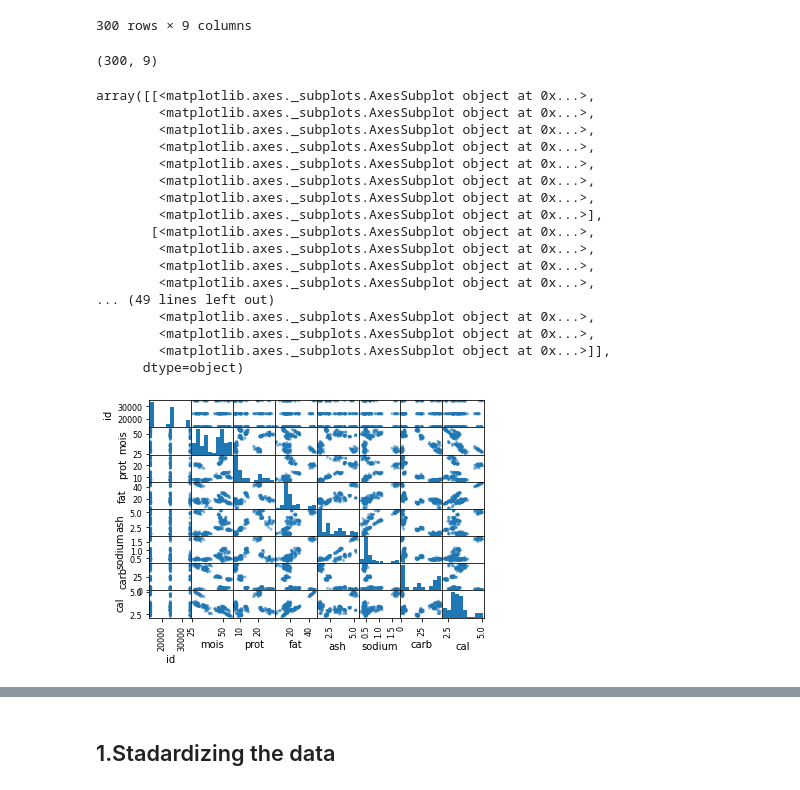
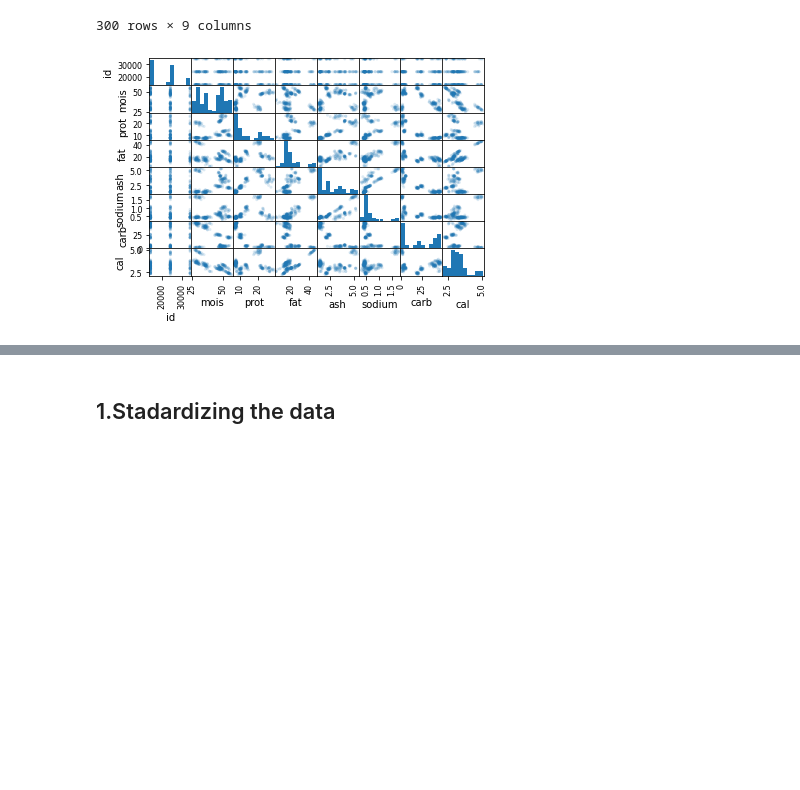
Before and after one commit to sskboonmee/multivariate, a Jupyter notebook: Exam01.ipynb, the cells around one changed output, grey strips where cells are left out. Cells and saved outputs as stored; diff of their text form; code cells hidden in the pictures; blank space fills up the shorter version.

```diff
--- a/Exam01.ipynb
+++ b/Exam01.ipynb
@@ -40,28 +21,7 @@ pizza
 | 298 | J | 14044 | 47.60 | 10.43 | 15.18 | 2.32 | 0.56 | 24.47 | 2.76 |
 | 299 | J | 14045 | 46.84 | 9.91 | 15.50 | 2.27 | 0.57 | 25.48 | 2.81 |
 300 rows × 9 columns
-# %%
-pizza.shape
-# %% [output]
-(300, 9)
 # %%
-pd.plotting.scatter_matrix(pizza)
+pd.plotting.scatter_matrix(pizza , alpha=0.15);
 # %% [output]
-array([[<matplotlib.axes._subplots.AxesSubplot object at 0x...>,
-        <matplotlib.axes._subplots.AxesSubplot object at 0x...>,
-        <matplotlib.axes._subplots.AxesSubplot object at 0x...>,
-        <matplotlib.axes._subplots.AxesSubplot object at 0x...>,
-        <matplotlib.axes._subplots.AxesSubplot object at 0x...>,
-        <matplotlib.axes._subplots.AxesSubplot object at 0x...>,
-        <matplotlib.axes._subplots.AxesSubplot object at 0x...>,
-        <matplotlib.axes._subplots.AxesSubplot object at 0x...>],
-       [<matplotlib.axes._subplots.AxesSubplot object at 0x...>,
-        <matplotlib.axes._subplots.AxesSubplot object at 0x...>,
-        <matplotlib.axes._subplots.AxesSubplot object at 0x...>,
-        <matplotlib.axes._subplots.AxesSubplot object at 0x...>,
-... (49 lines left out)
-        <matplotlib.axes._subplots.AxesSubplot object at 0x...>,
-        <matplotlib.axes._subplots.AxesSubplot object at 0x...>,
-        <matplotlib.axes._subplots.AxesSubplot object at 0x...>]],
-      dtype=object)
-[figure, old version]
+[figure, new version]
```
Also changed, not shown: parts of 17 cells of this notebook.
